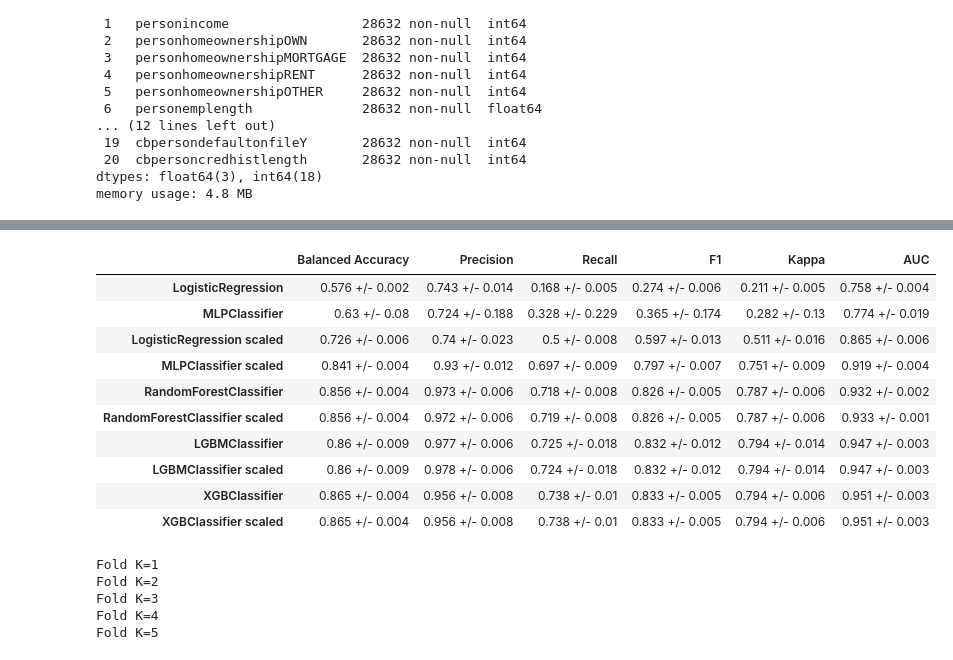
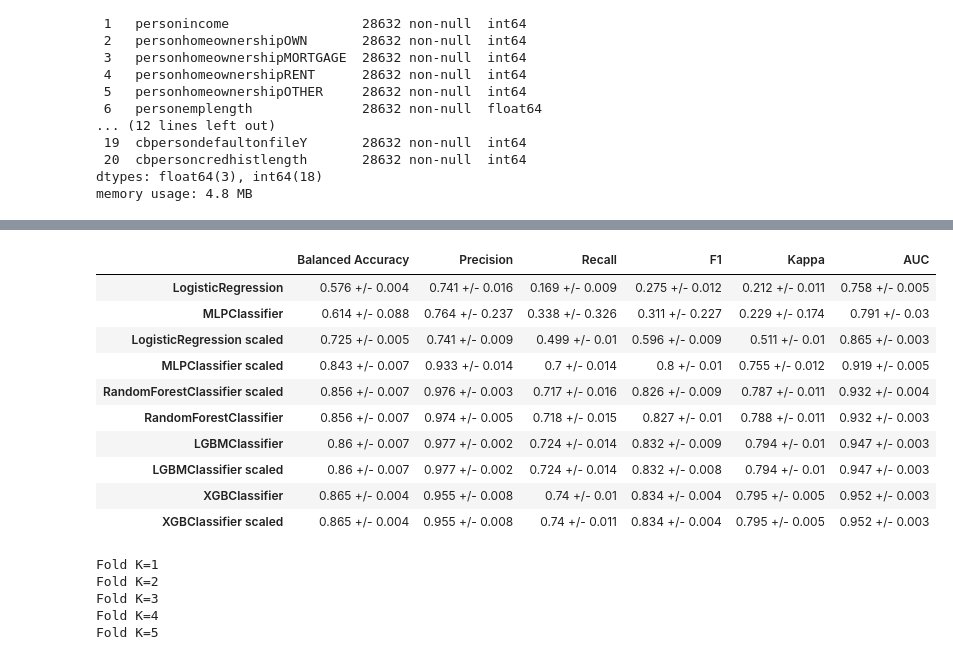
Before and after one commit to felipebita/credit_risk, a Jupyter notebook: notebook/credit_risk_modeling.ipynb, the cells around one changed output, grey strips where cells are left out. Cells and saved outputs as stored; diff of their text form; code cells hidden in the pictures.

```diff
--- a/notebook/credit_risk_modeling.ipynb
+++ b/notebook/credit_risk_modeling.ipynb
@@ -796,21 +807,21 @@ Fold K=3
 Fold K=4
 Fold K=5
 # %%
-metrics_final = pd.read_csv("/content/drive/MyDrive/github/credit_risk_modeling/cv_risk.csv", index_col = 0 )
+metrics_final = pd.read_csv("/content/drive/MyDrive/github/credit_risk/metrics/cv_risk.csv", index_col = 0 )
 # %%
-metrics_final.sort_values('F1')
+metrics_final.sort_values('Recall')
 # %% [output]
 |  | Balanced Accuracy | Precision | Recall | F1 | Kappa | AUC |
-| LogisticRegression | 0.576 +/- 0.002 | 0.743 +/- 0.014 | 0.168 +/- 0.005 | 0.274 +/- 0.006 | 0.211 +/- 0.005 | 0.758 +/- 0.004 |
-| MLPClassifier | 0.63 +/- 0.08 | 0.724 +/- 0.188 | 0.328 +/- 0.229 | 0.365 +/- 0.174 | 0.282 +/- 0.13 | 0.774 +/- 0.019 |
-| LogisticRegression scaled | 0.726 +/- 0.006 | 0.74 +/- 0.023 | 0.5 +/- 0.008 | 0.597 +/- 0.013 | 0.511 +/- 0.016 | 0.865 +/- 0.006 |
-| MLPClassifier scaled | 0.841 +/- 0.004 | 0.93 +/- 0.012 | 0.697 +/- 0.009 | 0.797 +/- 0.007 | 0.751 +/- 0.009 | 0.919 +/- 0.004 |
-| RandomForestClassifier | 0.856 +/- 0.004 | 0.973 +/- 0.006 | 0.718 +/- 0.008 | 0.826 +/- 0.005 | 0.787 +/- 0.006 | 0.932 +/- 0.002 |
-| RandomForestClassifier scaled | 0.856 +/- 0.004 | 0.972 +/- 0.006 | 0.719 +/- 0.008 | 0.826 +/- 0.005 | 0.787 +/- 0.006 | 0.933 +/- 0.001 |
-| LGBMClassifier | 0.86 +/- 0.009 | 0.977 +/- 0.006 | 0.725 +/- 0.018 | 0.832 +/- 0.012 | 0.794 +/- 0.014 | 0.947 +/- 0.003 |
-| LGBMClassifier scaled | 0.86 +/- 0.009 | 0.978 +/- 0.006 | 0.724 +/- 0.018 | 0.832 +/- 0.012 | 0.794 +/- 0.014 | 0.947 +/- 0.003 |
-| XGBClassifier | 0.865 +/- 0.004 | 0.956 +/- 0.008 | 0.738 +/- 0.01 | 0.833 +/- 0.005 | 0.794 +/- 0.006 | 0.951 +/- 0.003 |
-| XGBClassifier scaled | 0.865 +/- 0.004 | 0.956 +/- 0.008 | 0.738 +/- 0.01 | 0.833 +/- 0.005 | 0.794 +/- 0.006 | 0.951 +/- 0.003 |
+| LogisticRegression | 0.576 +/- 0.004 | 0.741 +/- 0.016 | 0.169 +/- 0.009 | 0.275 +/- 0.012 | 0.212 +/- 0.011 | 0.758 +/- 0.005 |
+| MLPClassifier | 0.614 +/- 0.088 | 0.764 +/- 0.237 | 0.338 +/- 0.326 | 0.311 +/- 0.227 | 0.229 +/- 0.174 | 0.791 +/- 0.03 |
+| LogisticRegression scaled | 0.725 +/- 0.005 | 0.741 +/- 0.009 | 0.499 +/- 0.01 | 0.596 +/- 0.009 | 0.511 +/- 0.01 | 0.865 +/- 0.003 |
+| MLPClassifier scaled | 0.843 +/- 0.007 | 0.933 +/- 0.014 | 0.7 +/- 0.014 | 0.8 +/- 0.01 | 0.755 +/- 0.012 | 0.919 +/- 0.005 |
+| RandomForestClassifier scaled | 0.856 +/- 0.007 | 0.976 +/- 0.003 | 0.717 +/- 0.016 | 0.826 +/- 0.009 | 0.787 +/- 0.011 | 0.932 +/- 0.004 |
+| RandomForestClassifier | 0.856 +/- 0.007 | 0.974 +/- 0.005 | 0.718 +/- 0.015 | 0.827 +/- 0.01 | 0.788 +/- 0.011 | 0.932 +/- 0.003 |
+| LGBMClassifier | 0.86 +/- 0.007 | 0.977 +/- 0.002 | 0.724 +/- 0.014 | 0.832 +/- 0.009 | 0.794 +/- 0.01 | 0.947 +/- 0.003 |
+| LGBMClassifier scaled | 0.86 +/- 0.007 | 0.977 +/- 0.002 | 0.724 +/- 0.014 | 0.832 +/- 0.008 | 0.794 +/- 0.01 | 0.947 +/- 0.003 |
+| XGBClassifier | 0.865 +/- 0.004 | 0.955 +/- 0.008 | 0.74 +/- 0.01 | 0.834 +/- 0.004 | 0.795 +/- 0.005 | 0.952 +/- 0.003 |
+| XGBClassifier scaled | 0.865 +/- 0.004 | 0.955 +/- 0.008 | 0.74 +/- 0.011 | 0.834 +/- 0.004 | 0.795 +/- 0.005 | 0.952 +/- 0.003 |
 # %%
 methods = ['sigmoid','isotonic']
 model = XGBClassifier()
```
Also changed, not shown: parts of 6 cells of this notebook.
